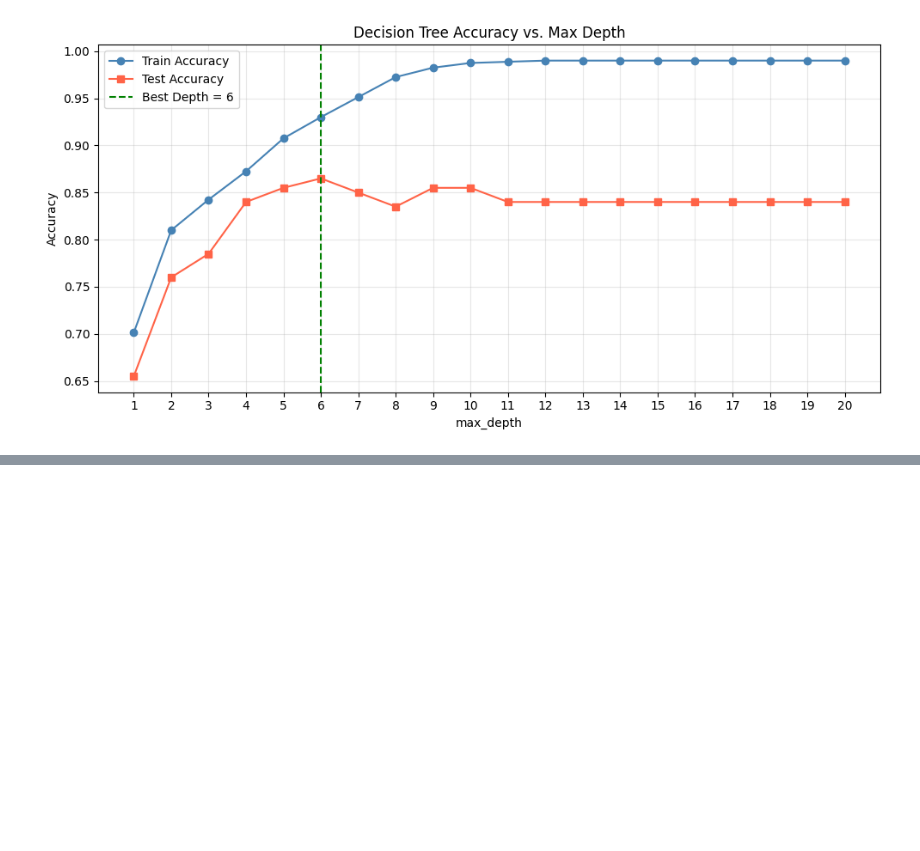
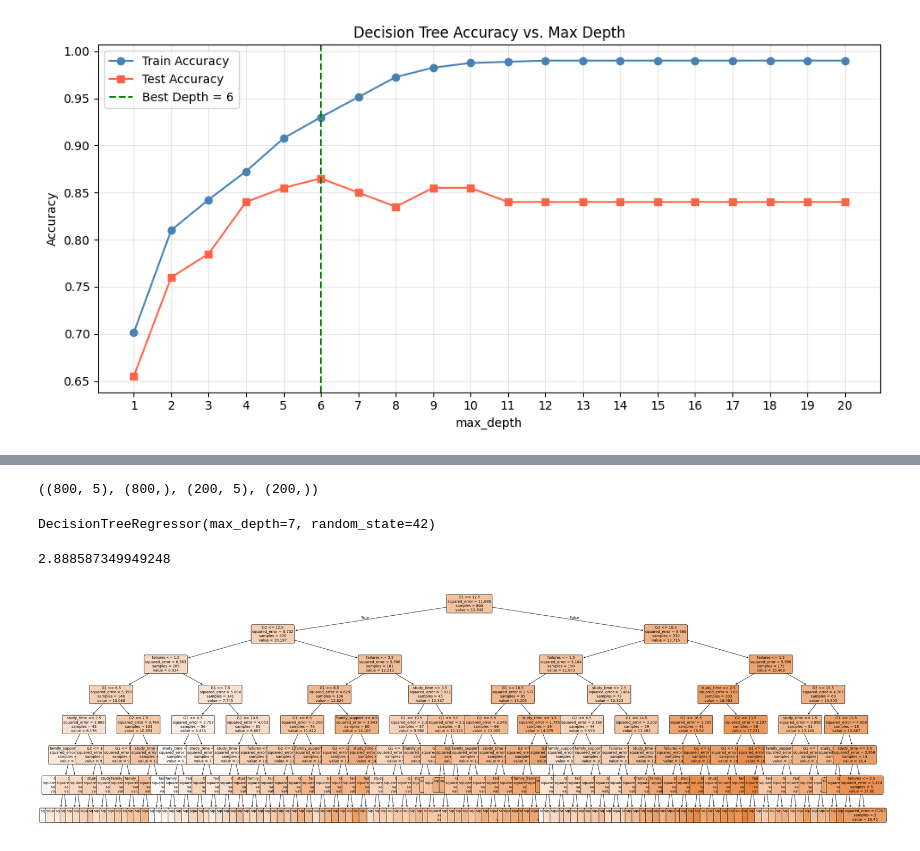
Before and after one commit to Itsmeplu/Python-LocTH, a Jupyter notebook: Python 3/day-3.ipynb, the cells around one changed output, grey strips where cells are left out. Drawn from its saved outputs; the diff is of its cells as text; code cells hidden in the pictures; blank space fills up the shorter version.

```diff
--- a/Python 3/day-3.ipynb
+++ b/Python 3/day-3.ipynb
@@ -141,0 +179,4 @@ plt.show()
+# %%
+X = df[x_features].values
+y = df['G3'].values
+X,y
@@ -141,0 +201,22 @@ plt.show()
+# %%
+X_train, X_test, y_train, y_test = train_test_split(X, y, test_size=0.2, random_state=42)
+X_train.shape, y_train.shape, X_test.shape, y_test.shape
+# %% [output]
+((800, 5), (800,), (200, 5), (200,))
+# %%
+dt_regressor = DecisionTreeRegressor(max_depth=7, random_state=42)
+dt_regressor.fit(X_train, y_train)
+# %% [output]
+DecisionTreeRegressor(max_depth=7, random_state=42)
+# %%
+y_pred_train = dt_regressor.predict(X_train)
+y_pred = dt_regressor.predict(X_test)
+mean_squared_error(y_pred, y_test)
+# %% [output]
+2.888587349949248
+# %%
+plt.figure(figsize=(40, 12))
+plot_tree(dt_regressor, feature_names=x_features, fontsize=10, rounded=True, filled=True)
+plt.show()
+# %% [output]
+[figure, added]
```
Also changed, not shown: parts of 31 cells of this notebook.
